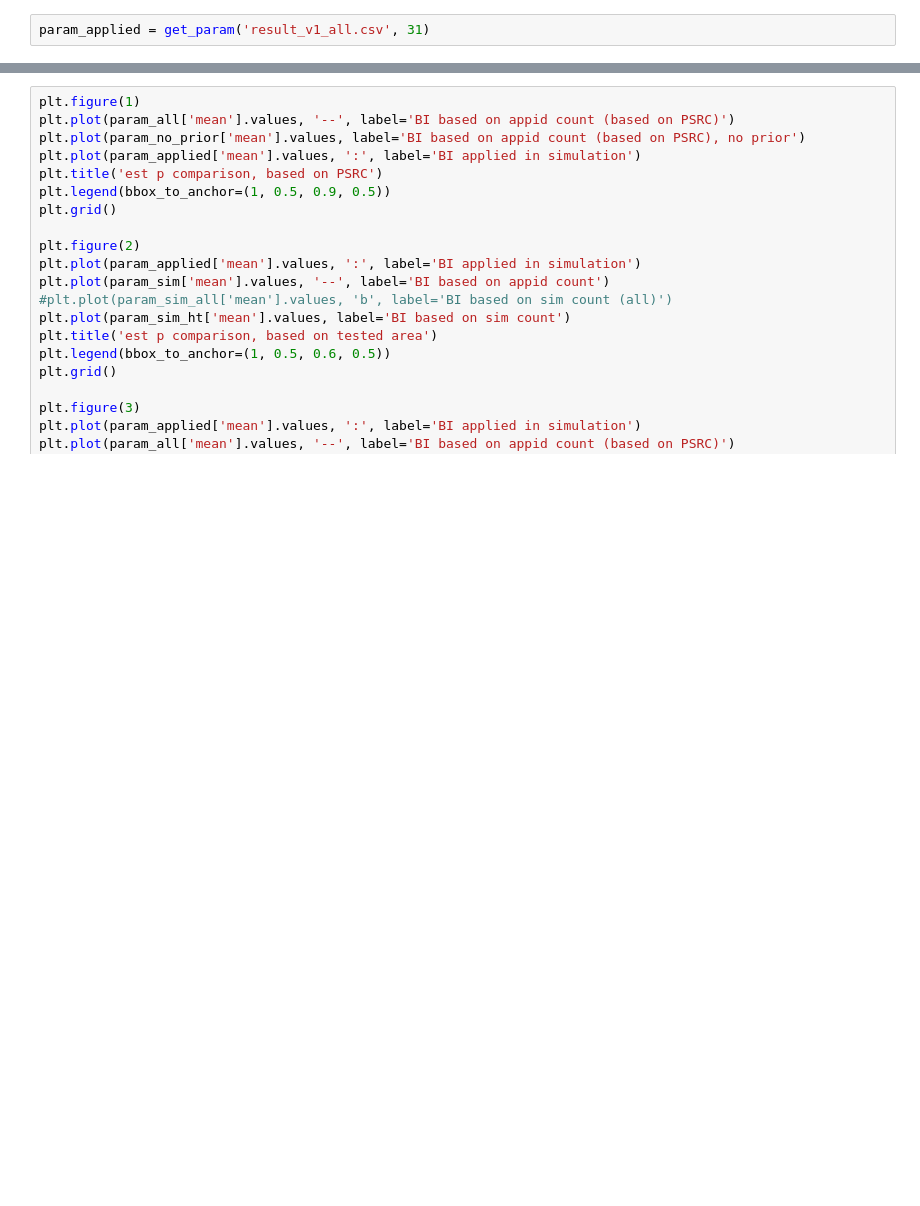
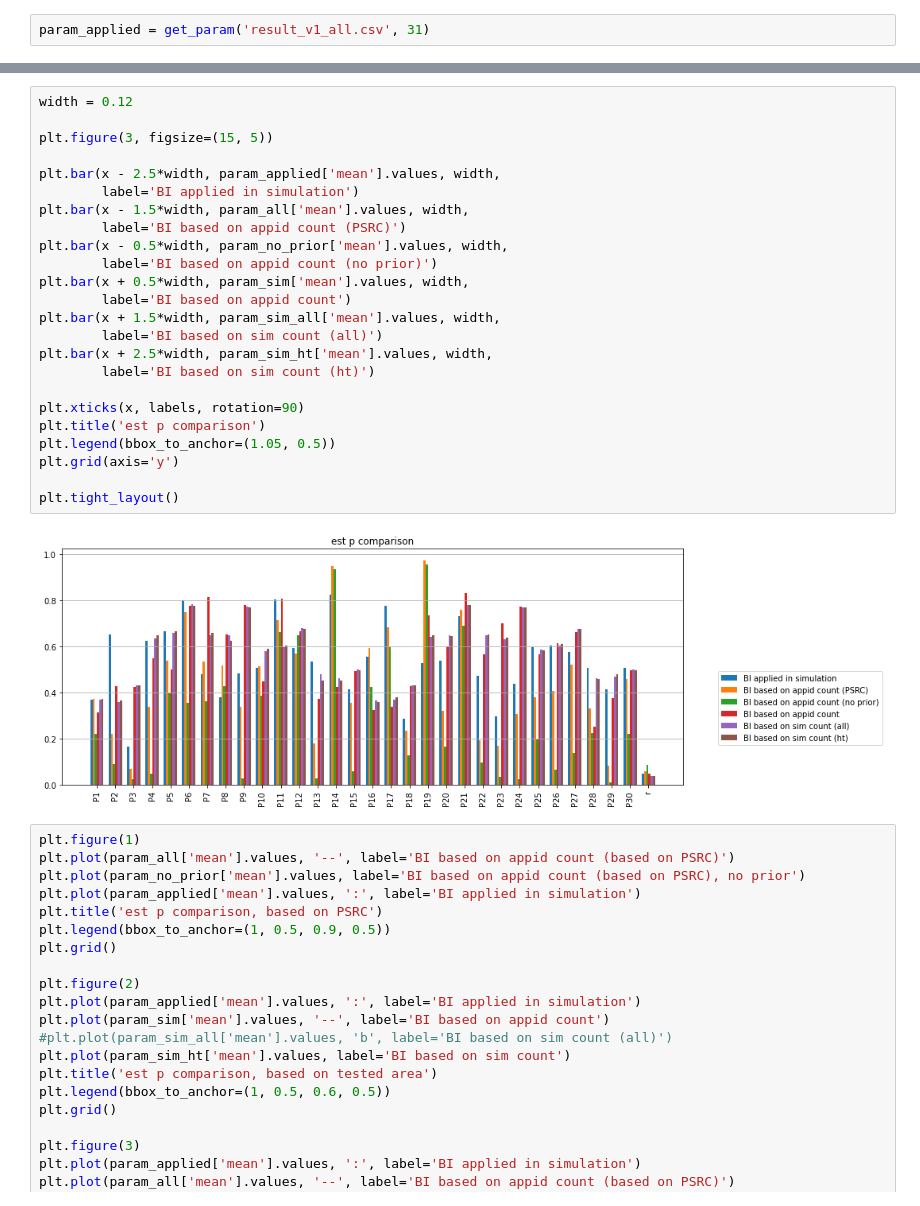
Before and after one commit to Yiran6/app_baseddata_processing, a Jupyter notebook: dgp_stage_1_test_data_processing.ipynb, the cells around one changed output, grey strips where cells are left out. Saved outputs shown, nothing was run; the diff lists cells and outputs as text; blank space fills up the shorter version.

```diff
--- a/dgp_stage_1_test_data_processing.ipynb
+++ b/dgp_stage_1_test_data_processing.ipynb
@@ -267,3 +360,29 @@ param_applied = get_param('result_v1_all.csv', 31)
+# %%
+width = 0.12
+
+plt.figure(3, figsize=(15, 5))
+
+plt.bar(x - 2.5*width, param_applied['mean'].values, width,
+        label='BI applied in simulation')
+plt.bar(x - 1.5*width, param_all['mean'].values, width,
+        label='BI based on appid count (PSRC)')
+plt.bar(x - 0.5*width, param_no_prior['mean'].values, width,
+        label='BI based on appid count (no prior)')
+plt.bar(x + 0.5*width, param_sim['mean'].values, width,
+        label='BI based on appid count')
+plt.bar(x + 1.5*width, param_sim_all['mean'].values, width,
+        label='BI based on sim count (all)')
+plt.bar(x + 2.5*width, param_sim_ht['mean'].values, width,
+        label='BI based on sim count (ht)')
+
+plt.xticks(x, labels, rotation=90)
+plt.title('est p comparison')
+plt.legend(bbox_to_anchor=(1.05, 0.5))
+plt.grid(axis='y')
+
+plt.tight_layout()
+# %% [output]
+[figure, added]
 # %%
 plt.figure(1)
 plt.plot(param_all['mean'].values, '--', label='BI based on appid count (based on PSRC)')
```
Also changed, not shown: parts of 12 cells of this notebook, 1 other file.
